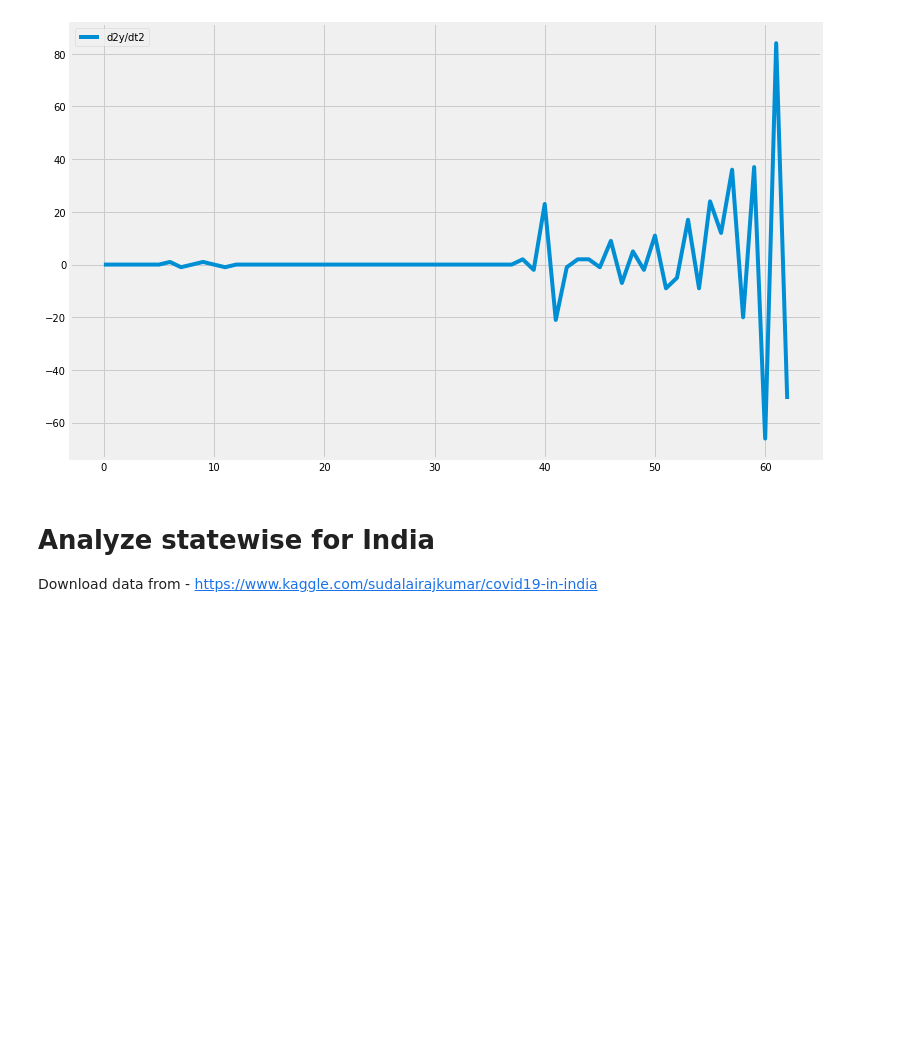
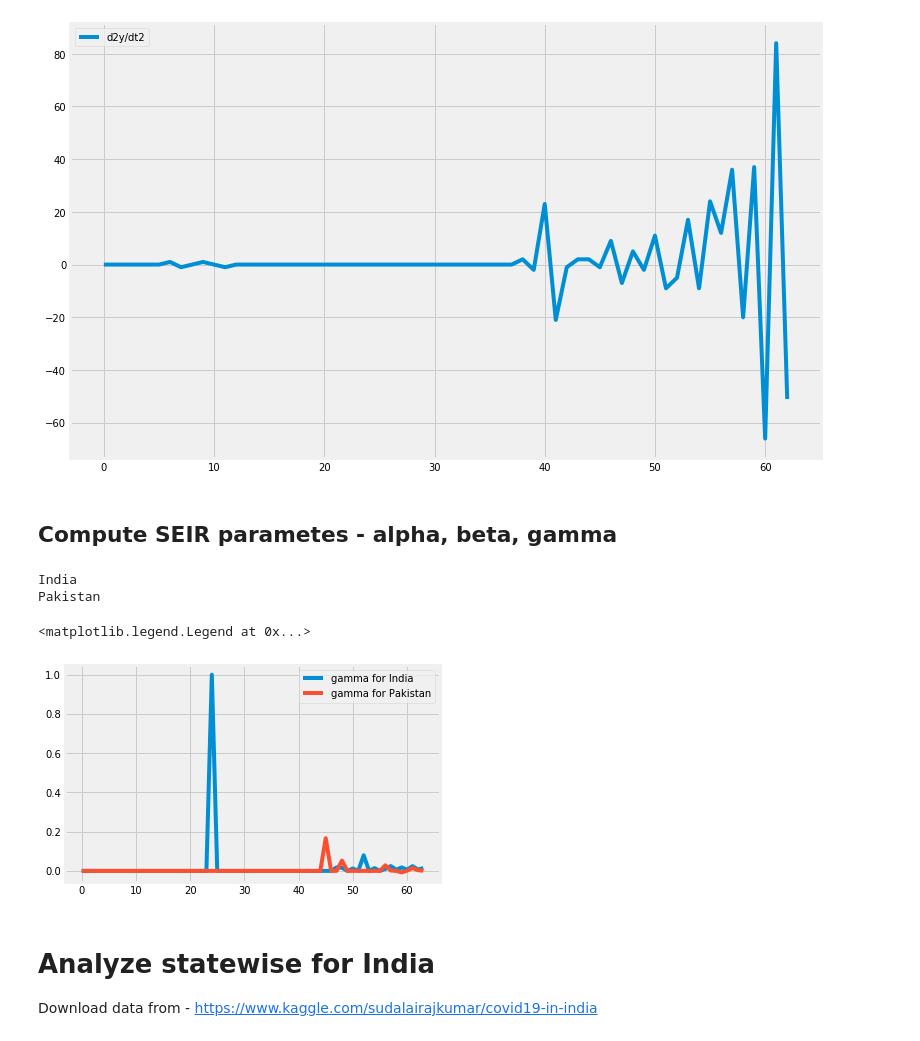
Before and after one commit to baladutt/modeling-epidemics-COVID-19, a Jupyter notebook: Visualize-Analyze-Current-State.ipynb, the cells around one changed output. Drawn from its saved outputs; the diff is of its cells as text; code cells hidden in the pictures; blank space fills up the shorter version.

Commit message:
WIP - estimating SEIR parameters from data

```diff
--- a/Visualize-Analyze-Current-State.ipynb
+++ b/Visualize-Analyze-Current-State.ipynb
@@ -72,6 +72,36 @@ pyplot.legend()
 # %% [output]
 <matplotlib.legend.Legend at 0x...>
 [figure]
+# %% [markdown]
+## Compute SEIR parametes - alpha, beta, gamma
+# %%
+countries = list([countryToAnalyze, "Pakistan"])
+pyplot.figure(1)
+
+#This is incomplete - WIP
+for country in countries:
+    print(country)
+    confirmedTSDf = confirmedDf.loc[confirmedDf["Country/Region"] == country].T[4:]
+    recoveredTSDf = recoveredDf.loc[recoveredDf["Country/Region"] == country].T[4:]
+    deathsTSDf = deathsDf.loc[deathsDf["Country/Region"] == country].T[4:]
+    removedArr = recoveredTSDf.values + deathsTSDf.values
+    dR_dt= np.diff(removedArr.flatten())
+    confirmedArr = confirmedTSDf[1:].values.flatten()
+    confirmedArr[confirmedArr == 0] = 0.0001 # to prevent divide by zero
+    gamma = dR_dt / confirmedArr
+    #print(confirmedTSDf)
+    #print(recoveredTSDf)
+    #print(removedArr)
+    #print("dr_dt",dR_dt)
+    #print(gamma)
+    pyplot.plot(gamma, label="gamma for "+country)
+
+pyplot.legend()
+# %% [output]
+India
+Pakistan
+<matplotlib.legend.Legend at 0x...>
+[figure, added]
 # %% [markdown]
 # Analyze statewise for India
 
```
Also changed, not shown: parts of 4 cells of this notebook.
